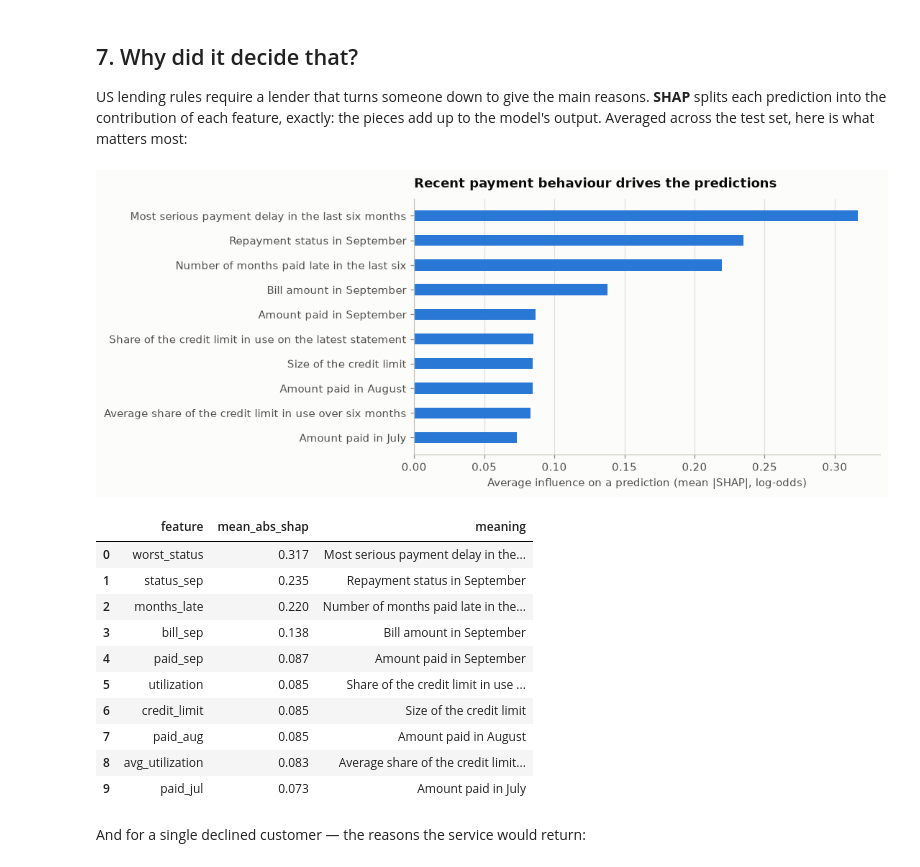
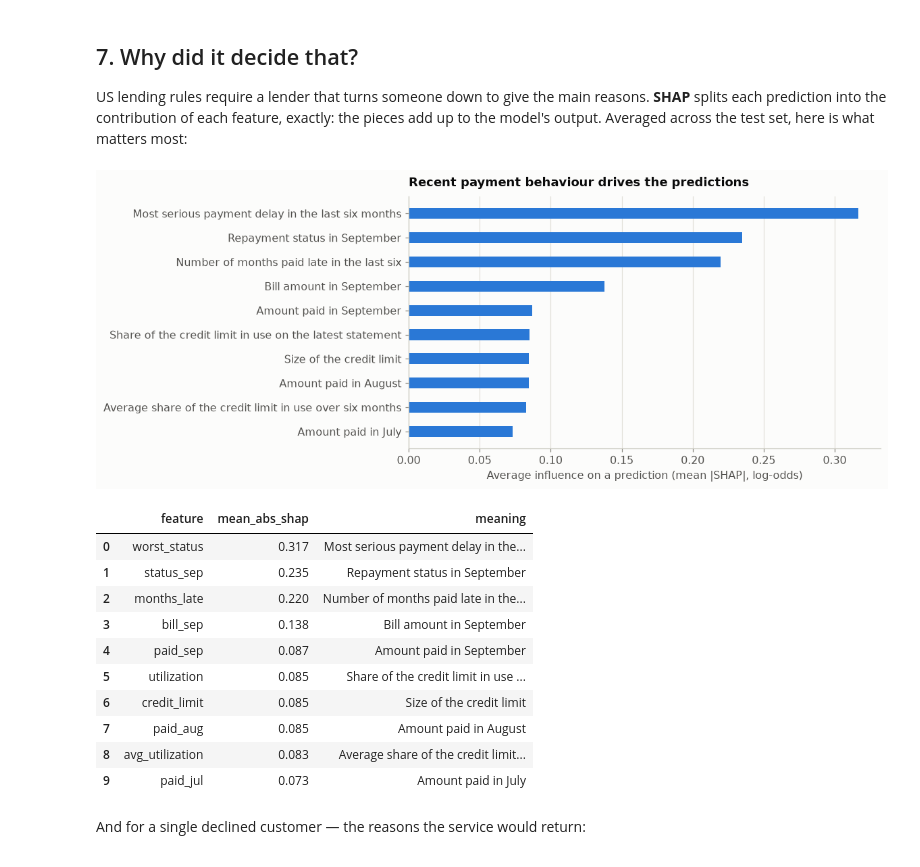
Before and after one commit to tapankhaladkar/CrediWise, a Jupyter notebook: notebooks/walkthrough.ipynb, the cells around one changed output. Saved outputs shown, nothing was run; the diff lists cells and outputs as text; code cells hidden in the pictures.

```diff
--- a/notebooks/walkthrough.ipynb
+++ b/notebooks/walkthrough.ipynb
@@ -32,32 +32,15 @@ except ImportError:  # running from notebooks/ without PYTHONPATH=src
 import numpy as np
 import pandas as pd
 import matplotlib.pyplot as plt
-from matplotlib.ticker import PercentFormatter
-from sklearn.metrics import roc_curve
-from sklearn.model_selection import cross_val_score, train_test_split
+from sklearn.model_selection import cross_val_score
 
-from crediwise import config as cfg, data, evaluate, fairness
+from crediwise import charts, config as cfg, data, evaluate, fairness
 from crediwise.explain import Explainer, REASONS
 from crediwise.model import baseline_model, build_search, cv_splitter
 from crediwise.policy import DecisionPolicy
 
 pd.set_option("display.float_format", "{:,.3f}".format)
-
-# Chart style: light surface, hairline grid, one blue series (orange as the
-# second series). The two colours were checked for colour-blind separation.
-SURFACE, INK, INK_2, MUTED, GRID, AXIS = "#fcfcfb", "#0b0b0b", "#52514e", "#898781", "#e1e0d9", "#c3c2b7"
-BLUE, ORANGE = "#2a78d6", "#eb6834"
-plt.rcParams.update({
-    "figure.facecolor": SURFACE, "axes.facecolor": SURFACE, "savefig.facecolor": SURFACE,
-    "figure.dpi": 110, "font.family": "sans-serif", "font.size": 10,
-    "text.color": INK, "axes.labelcolor": INK_2, "axes.titlecolor": INK,
-    "axes.titlesize": 11.5, "axes.titleweight": "bold", "axes.titlelocation": "left",
-    "axes.titlepad": 10, "axes.edgecolor": AXIS, "axes.linewidth": 0.8,
-    "axes.spines.top": False, "axes.spines.right": False,
-    "axes.grid": True, "grid.color": GRID, "grid.linewidth": 0.8, "axes.axisbelow": True,
-    "xtick.color": MUTED, "ytick.color": MUTED, "xtick.labelcolor": INK_2, "ytick.labelcolor": INK_2,
-    "legend.frameon": False, "lines.linewidth": 2, "lines.solid_capstyle": "round",
-})
+# Charts come from src/crediwise/charts.py, the same code that draws the README images.
 # %% [markdown]
 ## 1. The data
 
@@ -141,8 +108,7 @@ by_late
 before then is made on the other 80% using cross-validation, so the final score
 measures performance on customers the model, and the person building it, never saw.
 # %%
-train, test = train_test_split(df, test_size=cfg.TEST_SIZE, stratify=df[cfg.TARGET],
-                               random_state=cfg.RANDOM_STATE)
+train, test = data.split(df)
 X_train, y_train = train[cfg.FEATURES], train[cfg.TARGET]
 X_test, y_test = test[cfg.FEATURES], test[cfg.TARGET]
 print(f"train {len(train):,} customers  |  test {len(test):,} customers (held back)")
@@ -294,17 +239,11 @@ here is what matters most:
 # %%
 explainer = Explainer(model)
 imp = explainer.global_importance(X_test).head(10)
-
-fig, ax = plt.subplots(figsize=(7.6, 4.2))
-ax.barh([REASONS[f] for f in imp["feature"]][::-1], imp["mean_abs_shap"][::-1],
-        height=0.45, color=BLUE)
-ax.set_title("Recent payment behaviour drives the predictions")
-ax.set_xlabel("Average influence on a prediction (mean |SHAP|, log-odds)")
-ax.grid(axis="y", visible=False)
+charts.importance(imp)
 plt.show()
 imp.assign(meaning=[REASONS[f] for f in imp["feature"]])
 # %% [output]
-[figure, old version]
+[figure, new version]
 |  | feature | mean_abs_shap | meaning |
 | 0 | worst_status | 0.317 | Most serious payment delay in the... |
 | 1 | status_sep | 0.235 | Repayment status in September |
```
Also changed, not shown: parts of 9 cells of this notebook, 19 other files.
